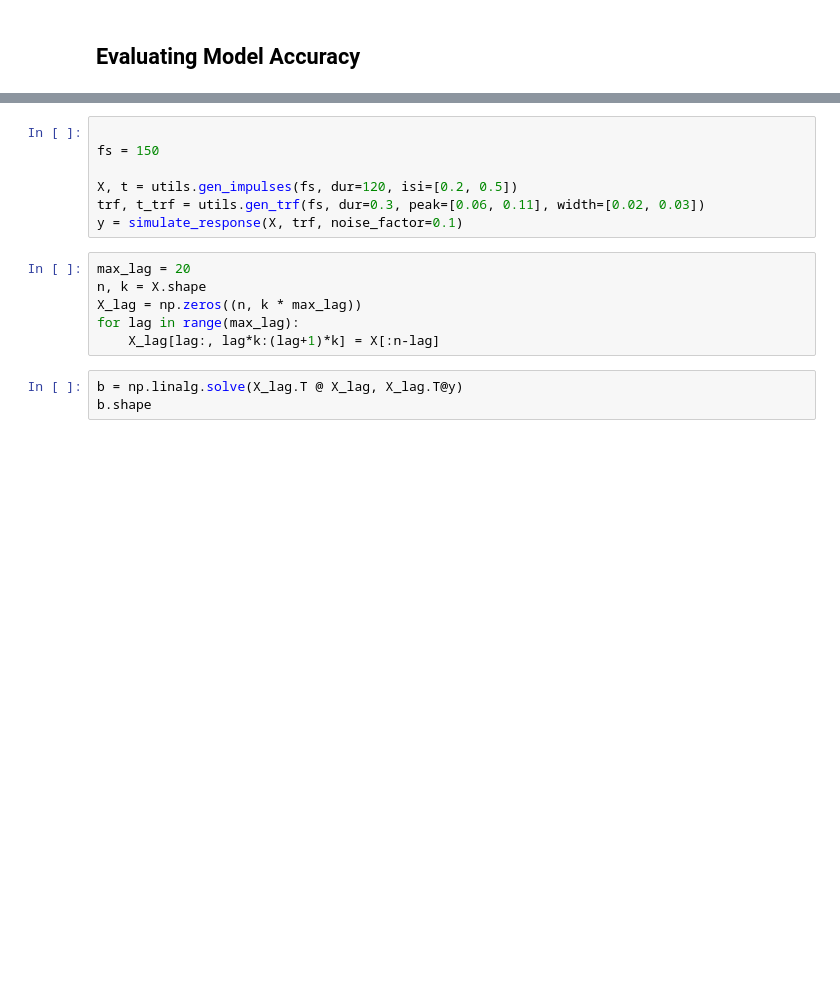
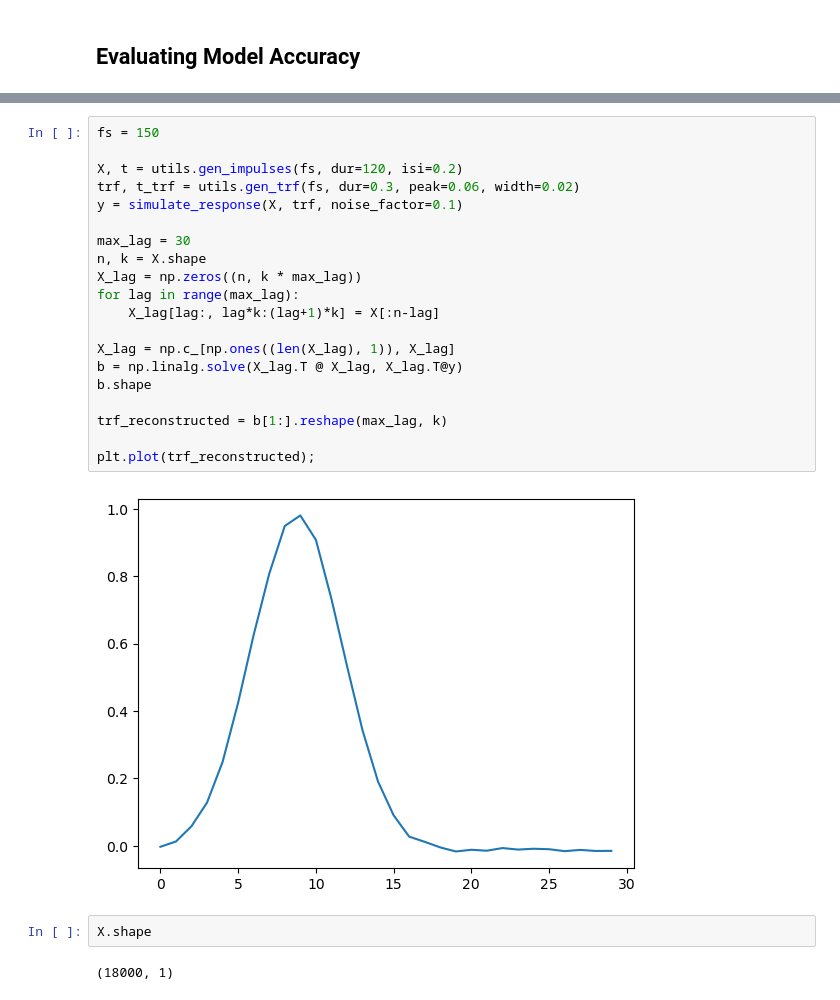
Before and after one commit to OleBialas/iBOTS-Intro-to-EEG-MEG-Analysis-with-MNE-Python, a Jupyter notebook: 10_time_lags/index.ipynb, the cells around one changed output, grey strips where cells are left out. Saved outputs shown, nothing was run; the diff lists cells and outputs as text; blank space fills up the shorter version.

```diff
--- a/10_time_lags/index.ipynb
+++ b/10_time_lags/index.ipynb
@@ -196,16 +187,26 @@ plt.plot(b[1:].reshape(max_lag, k)
 # %%
-
 fs = 150
 
-X, t = utils.gen_impulses(fs, dur=120, isi=[0.2, 0.5])
-trf, t_trf = utils.gen_trf(fs, dur=0.3, peak=[0.06, 0.11], width=[0.02, 0.03])
+X, t = utils.gen_impulses(fs, dur=120, isi=0.2)
+trf, t_trf = utils.gen_trf(fs, dur=0.3, peak=0.06, width=0.02)
 y = simulate_response(X, trf, noise_factor=0.1)
+
+max_lag = 30
+n, k = X.shape
+X_lag = np.zeros((n, k * max_lag))
+for lag in range(max_lag):
+    X_lag[lag:, lag*k:(lag+1)*k] = X[:n-lag]
+
+X_lag = np.c_[np.ones((len(X_lag), 1)), X_lag]
+b = np.linalg.solve(X_lag.T @ X_lag, X_lag.T@y)
+b.shape
+
+trf_reconstructed = b[1:].reshape(max_lag, k)
+
+plt.plot(trf_reconstructed);
+# %% [output]
+[figure, added]
-# %%
-max_lag = 20
-n, k = X.shape
-X_lag = np.zeros((n, k * max_lag))
-for lag in range(max_lag):
-    X_lag[lag:, lag*k:(lag+1)*k] = X[:n-lag]
-# %%
-b = np.linalg.solve(X_lag.T @ X_lag, X_lag.T@y)
-b.shape
+# %%
+X.shape
+# %% [output]
+(18000, 1)
```
Also changed, not shown: parts of 18 cells of this notebook, 3 other files.
